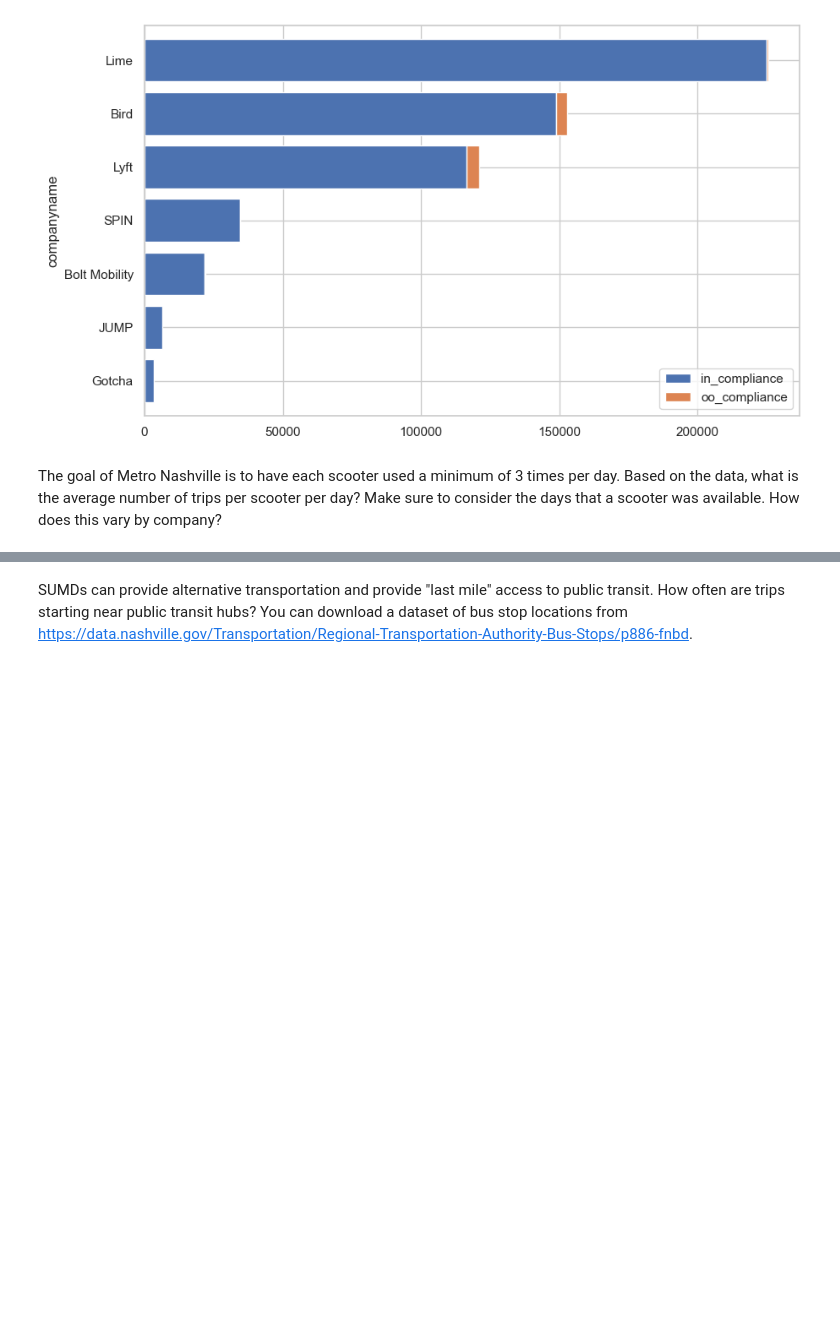
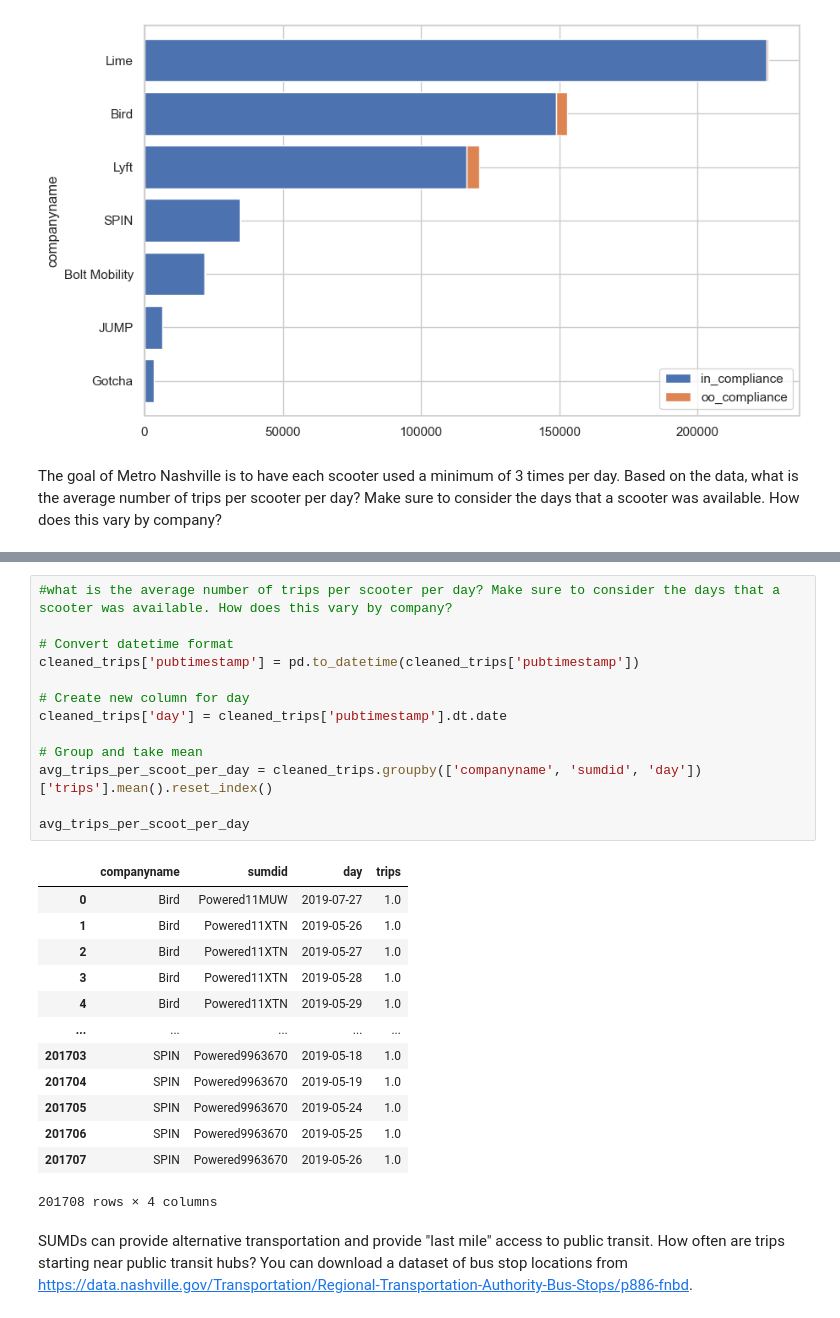
Before and after one commit to elisianguyen/nashville_scooters, a Jupyter notebook: notebooks/scooters_project.ipynb, the cells around one changed output, grey strips where cells are left out. Drawn from its saved outputs; the diff is of its cells as text; blank space fills up the shorter version.

```diff
--- a/notebooks/scooters_project.ipynb
+++ b/notebooks/scooters_project.ipynb
@@ -454,3 +513,30 @@ The goal of Metro Nashville is to have each scooter used a minimum of 3 times pe
+# %%
+#what is the average number of trips per scooter per day? Make sure to consider the days that a scooter was available. How does this vary by company?
+
+# Convert datetime format
+cleaned_trips['pubtimestamp'] = pd.to_datetime(cleaned_trips['pubtimestamp'])
+
+# Create new column for day
+cleaned_trips['day'] = cleaned_trips['pubtimestamp'].dt.date
+
+# Group and take mean
+avg_trips_per_scoot_per_day = cleaned_trips.groupby(['companyname', 'sumdid', 'day'])['trips'].mean().reset_index()
+
+avg_trips_per_scoot_per_day
+# %% [output]
+|  | companyname | sumdid | day | trips |
+| 0 | Bird | Powered11MUW | 2019-07-27 | 1.0 |
+| 1 | Bird | Powered11XTN | 2019-05-26 | 1.0 |
+| 2 | Bird | Powered11XTN | 2019-05-27 | 1.0 |
+| 3 | Bird | Powered11XTN | 2019-05-28 | 1.0 |
+| 4 | Bird | Powered11XTN | 2019-05-29 | 1.0 |
+| ... | ... | ... | ... | ... |
+| 201703 | SPIN | Powered9963670 | 2019-05-18 | 1.0 |
+| 201704 | SPIN | Powered9963670 | 2019-05-19 | 1.0 |
+| 201705 | SPIN | Powered9963670 | 2019-05-24 | 1.0 |
+| 201706 | SPIN | Powered9963670 | 2019-05-25 | 1.0 |
+| 201707 | SPIN | Powered9963670 | 2019-05-26 | 1.0 |
+201708 rows × 4 columns
 # %% [markdown]
 SUMDs can provide alternative transportation and provide "last mile" access to public transit. How often are trips starting near public transit hubs? You can download a dataset of bus stop locations from https://data.nashville.gov/Transportation/Regional-Transportation-Authority-Bus-Stops/p886-fnbd.
 # %%
```
Also changed, not shown: parts of 3 cells of this notebook.
